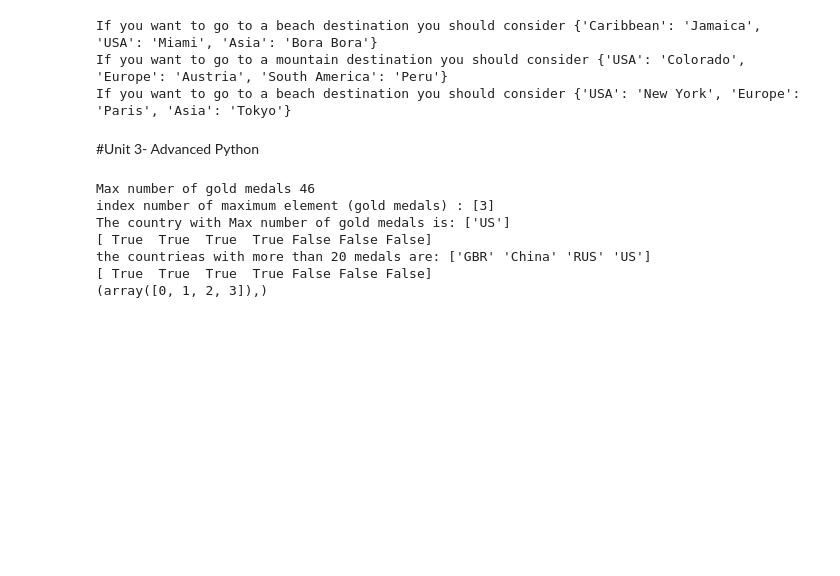
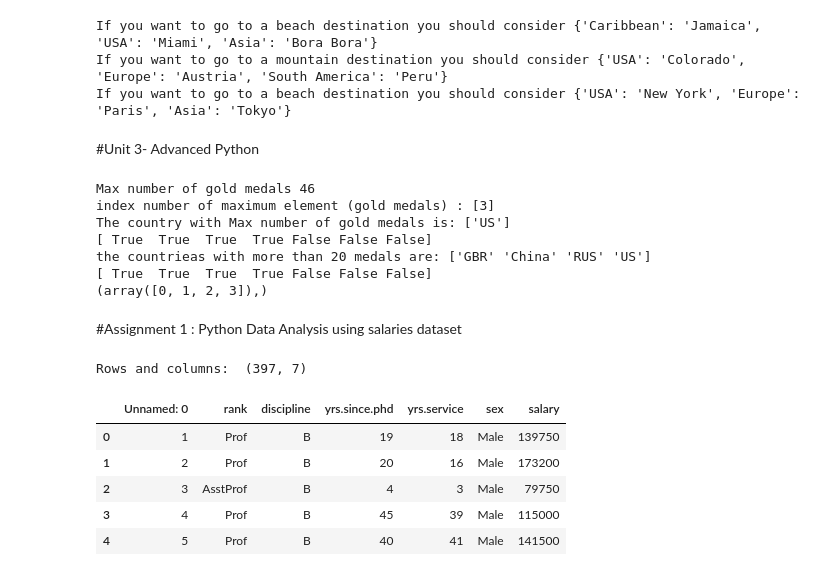
Before and after one commit to hristinalapanova/data_analytics_2, a Jupyter notebook: HWDataAnalytics.ipynb, the cells around one changed output. Drawn from its saved outputs; the diff is of its cells as text; code cells hidden in the pictures; blank space fills up the shorter version.

```diff
--- a/HWDataAnalytics.ipynb
+++ b/HWDataAnalytics.ipynb
@@ -292,3 +292,23 @@ The country with Max number of gold medals is: ['US']
 the countrieas with more than 20 medals are: ['GBR' 'China' 'RUS' 'US']
 [ True  True  True  True False False False]
 (array([0, 1, 2, 3]),)
+# %% [markdown]
+#Assignment 1 : Python Data Analysis using salaries dataset
+# %%
+import pandas as pd
+import numpy as np
+import matplotlib.pyplot as plt
+%matplotlib inline
+
+df = pd.read_csv('https://raw.githubusercontent.com/CunyLaguardiaDataAnalytics/datasets/master/Salaries.csv')
+
+print('Rows and columns: ',df.shape)
+df.head()
+# %% [output]
+Rows and columns:  (397, 7)
+|  | Unnamed: 0 | rank | discipline | yrs.since.phd | yrs.service | sex | salary |
+| 0 | 1 | Prof | B | 19 | 18 | Male | 139750 |
+| 1 | 2 | Prof | B | 20 | 16 | Male | 173200 |
+| 2 | 3 | AsstProf | B | 4 | 3 | Male | 79750 |
+| 3 | 4 | Prof | B | 45 | 39 | Male | 115000 |
+| 4 | 5 | Prof | B | 40 | 41 | Male | 141500 |
```
Also changed, not shown: parts of 21 cells of this notebook.
